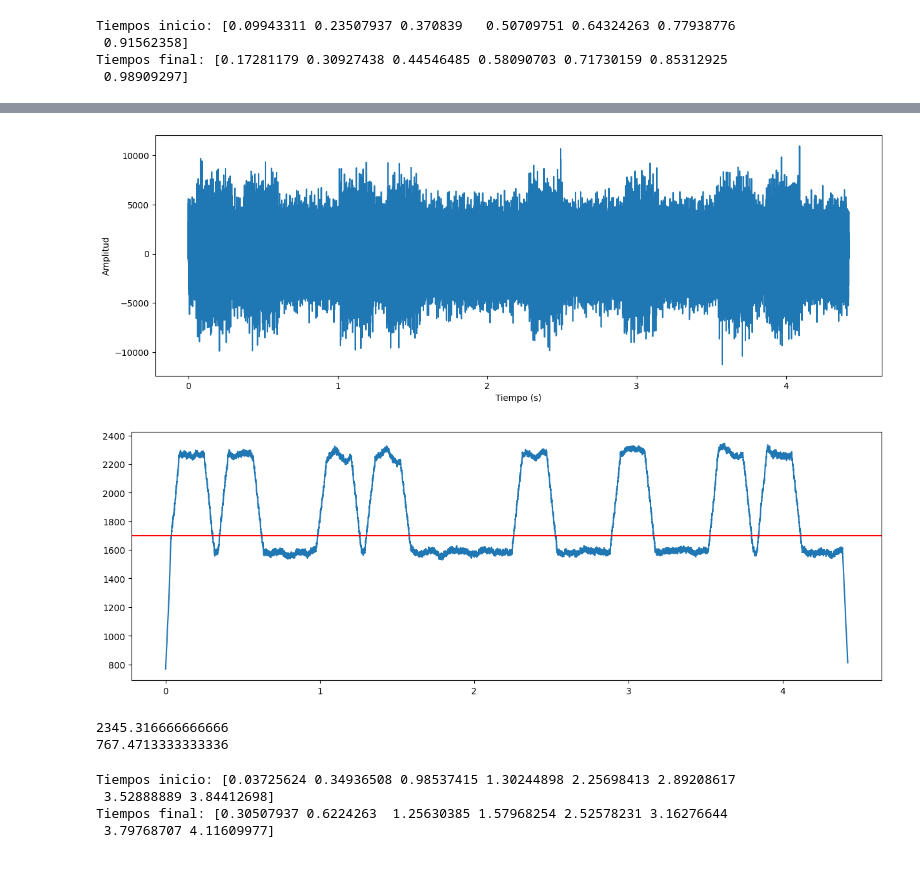
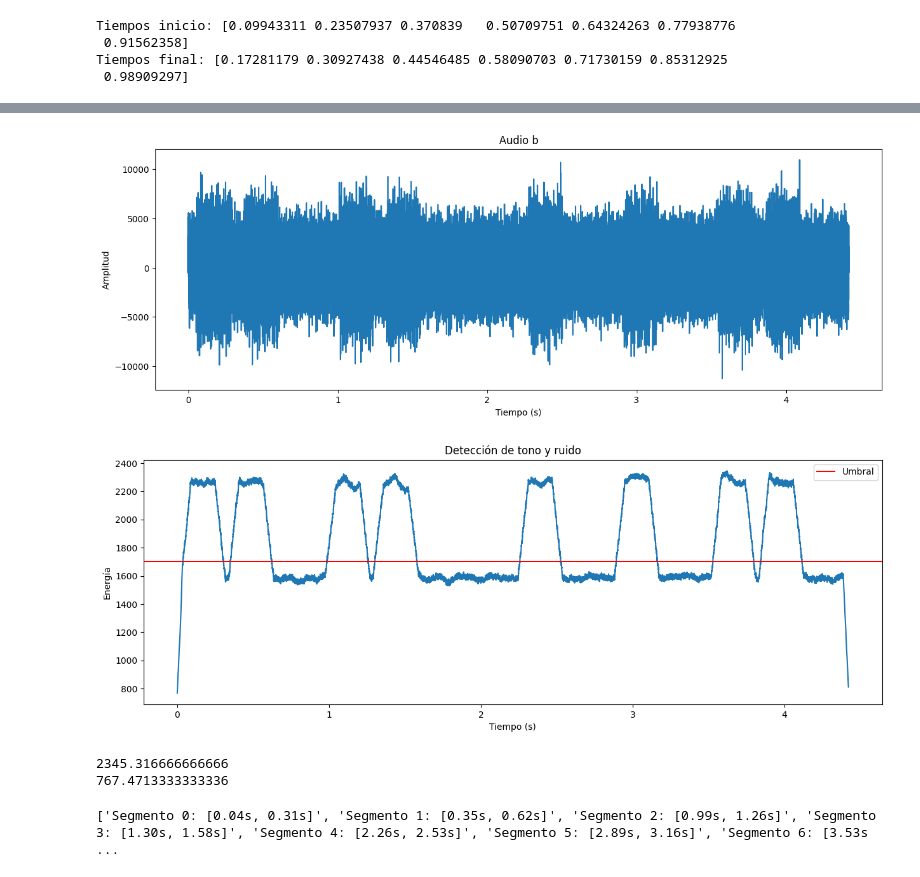
Before and after one commit to Dowhyj32/Modelado-Continuo, a Jupyter notebook: Analisis de Fourier/TP/tp2.ipynb, the cells around one changed output, grey strips where cells are left out. Saved outputs shown, nothing was run; the diff lists cells and outputs as text; code cells hidden in the pictures.

```diff
--- a/Analisis de Fourier/TP/tp2.ipynb
+++ b/Analisis de Fourier/TP/tp2.ipynb
@@ -125,14 +128,15 @@ Las frecuencias detectadas son: [ 775.83333333 1211.38888889]
 # %%
 canal_b = audio_b[:,0]              # Me quedo con un canal
 tb = np.arange(len(canal_b)) / fs_b
 
 plt.figure(figsize=(15,5))
 plt.plot(tb, canal_b)
 plt.xlabel('Tiempo (s)')
 plt.ylabel('Amplitud')
+plt.title('Audio b')
 plt.show()
 # %% [output]
-[figure, old version]
+[figure, new version]
 # %%
 amplitud = np.abs(canal_b)
 
@@ -150,13 +154,17 @@ hay_senal = energia > umbral
 
 plt.figure(figsize=(15,5))
 plt.plot(tb, energia)
-plt.axhline(umbral, color='red')
+plt.axhline(umbral, color='red', label='Umbral')
+plt.xlabel('Tiempo (s)')
+plt.ylabel('Energía')
+plt.title(f'Detección de tono y ruido')
+plt.legend()
 plt.show()
 
 print(np.max(energia))
 print(np.min(energia))
 # %% [output]
-[figure, old version]
+[figure, new version]
 2345.316666666666
 767.4713333333336
 # %%
@@ -185,13 +193,12 @@ finales = np.array(finales_filtrados)
 tiempos_inicio = inicios / fs_a
 tiempos_final = finales / fs_a
 
-print(f'Tiempos inicio: {tiempos_inicio}')
-print(f'Tiempos final: {tiempos_final}')
+#print(f'Tiempos inicio: {tiempos_inicio}')
+#print(f'Tiempos final: {tiempos_final}')
+
+print([f'Segmento {i}: [{inicio:.2f}s, {final:.2f}s]' for i, (inicio, final) in enumerate(zip(tiempos_inicio, tiempos_final))])
 # %% [output]
-Tiempos inicio: [0.03725624 0.34936508 0.98537415 1.30244898 2.25698413 2.89208617
- 3.52888889 3.84412698]
-Tiempos final: [0.30507937 0.6224263  1.25630385 1.57968254 2.52578231 3.16276644
- 3.79768707 4.11609977]
+['Segmento 0: [0.04s, 0.31s]', 'Segmento 1: [0.35s, 0.62s]', 'Segmento 2: [0.99s, 1.26s]', 'Segmento 3: [1.30s, 1.58s]', 'Segmento 4: [2.26s, 2.53s]', 'Segmento 5: [2.89s, 3.16s]', 'Segmento 6: [3.53s ...
 # %%
 for i in range(len(inicios)):
 
```
Also changed, not shown: parts of 2 cells of this notebook.
